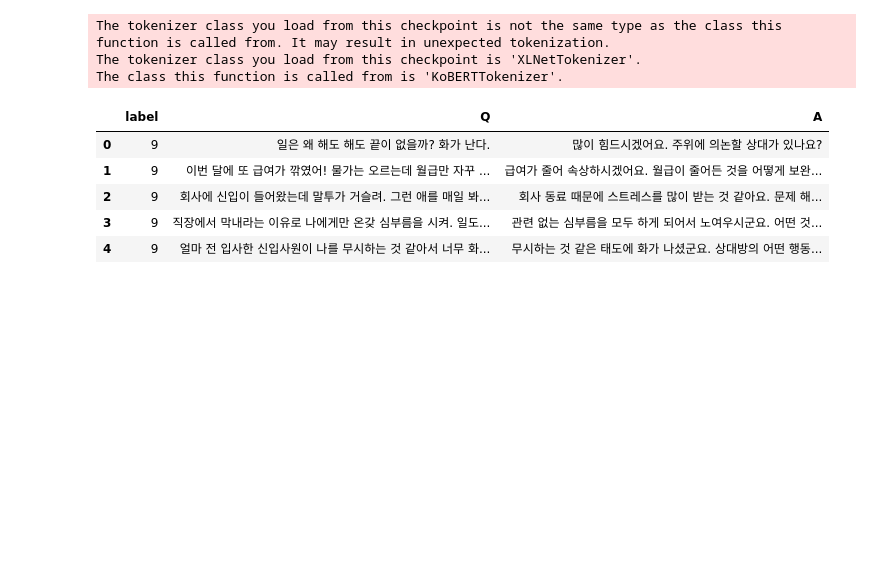
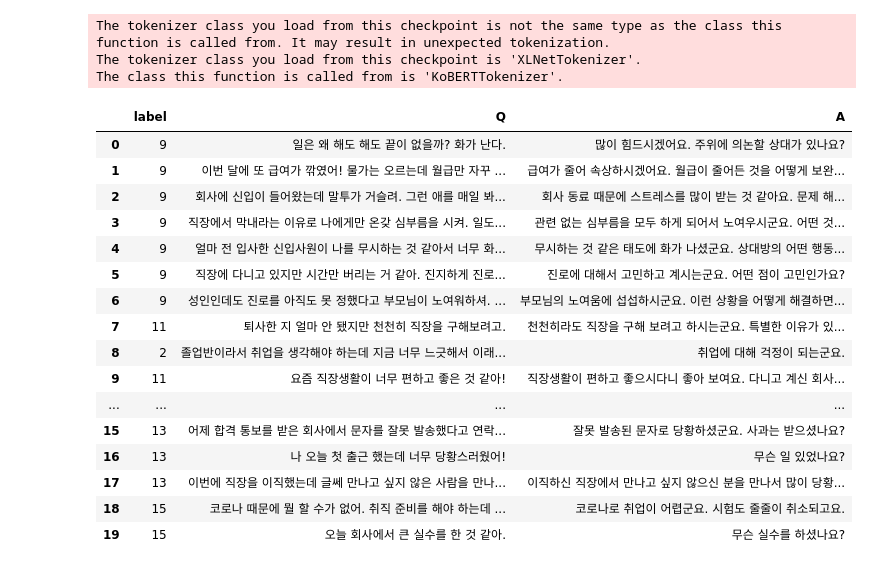
Before and after one commit to hankyuwon/Emotional-Chatbot, a Jupyter notebook: Question-Emotion_Training/train.ipynb, the cells around one changed output. Saved outputs shown, nothing was run; the diff lists cells and outputs as text; code cells hidden in the pictures; blank space fills up the shorter version.

```diff
--- a/Question-Emotion_Training/train.ipynb
+++ b/Question-Emotion_Training/train.ipynb
@@ -109,14 +109,25 @@ def predict(sentence):
 train_set = pd.read_csv('./custom_chatbotdataset(Training).csv')
 validation_set = pd.read_csv('./custom_chatbotdataset(Validation).csv')
 # %%
-train_set.head()
+train_set.head(20)
 # %% [output]
 |  | label | Q | A |
 | 0 | 9 | 일은 왜 해도 해도 끝이 없을까? 화가 난다. | 많이 힘드시겠어요. 주위에 의논할 상대가 있나요? |
 | 1 | 9 | 이번 달에 또 급여가 깎였어! 물가는 오르는데 월급만 자꾸 ... | 급여가 줄어 속상하시겠어요. 월급이 줄어든 것을 어떻게 보완... |
 | 2 | 9 | 회사에 신입이 들어왔는데 말투가 거슬려. 그런 애를 매일 봐... | 회사 동료 때문에 스트레스를 많이 받는 것 같아요. 문제 해... |
 | 3 | 9 | 직장에서 막내라는 이유로 나에게만 온갖 심부름을 시켜. 일도... | 관련 없는 심부름을 모두 하게 되어서 노여우시군요. 어떤 것... |
 | 4 | 9 | 얼마 전 입사한 신입사원이 나를 무시하는 것 같아서 너무 화... | 무시하는 것 같은 태도에 화가 나셨군요. 상대방의 어떤 행동... |
+| 5 | 9 | 직장에 다니고 있지만 시간만 버리는 거 같아. 진지하게 진로... | 진로에 대해서 고민하고 계시는군요. 어떤 점이 고민인가요? |
+| 6 | 9 | 성인인데도 진로를 아직도 못 정했다고 부모님이 노여워하셔. ... | 부모님의 노여움에 섭섭하시군요. 이런 상황을 어떻게 해결하면... |
+| 7 | 11 | 퇴사한 지 얼마 안 됐지만 천천히 직장을 구해보려고. | 천천히라도 직장을 구해 보려고 하시는군요. 특별한 이유가 있... |
+| 8 | 2 | 졸업반이라서 취업을 생각해야 하는데 지금 너무 느긋해서 이래... | 취업에 대해 걱정이 되는군요. |
+| 9 | 11 | 요즘 직장생활이 너무 편하고 좋은 것 같아! | 직장생활이 편하고 좋으시다니 좋아 보여요. 다니고 계신 회사... |
+| ... | ... | ... | ... |
+| 15 | 13 | 어제 합격 통보를 받은 회사에서 문자를 잘못 발송했다고 연락... | 잘못 발송된 문자로 당황하셨군요. 사과는 받으셨나요? |
+| 16 | 13 | 나 오늘 첫 출근 했는데 너무 당황스러웠어! | 무슨 일 있었나요? |
+| 17 | 13 | 이번에 직장을 이직했는데 글쎄 만나고 싶지 않은 사람을 만나... | 이직하신 직장에서 만나고 싶지 않으신 분을 만나서 많이 당황... |
+| 18 | 15 | 코로나 때문에 뭘 할 수가 없어. 취직 준비를 해야 하는데 ... | 코로나로 취업이 어렵군요. 시험도 줄줄이 취소되고요. |
+| 19 | 15 | 오늘 회사에서 큰 실수를 한 것 같아. | 무슨 실수를 하셨나요? |
 # %%
 train_set_data = [[i, str(j)] for i, j in zip(train_set['Q'], train_set['label'])]
 validation_set_data = [[i, str(j)] for i, j in zip(validation_set['Q'], validation_set['label'])]
```
Also changed, not shown: parts of 5 cells of this notebook, 4 other files.
